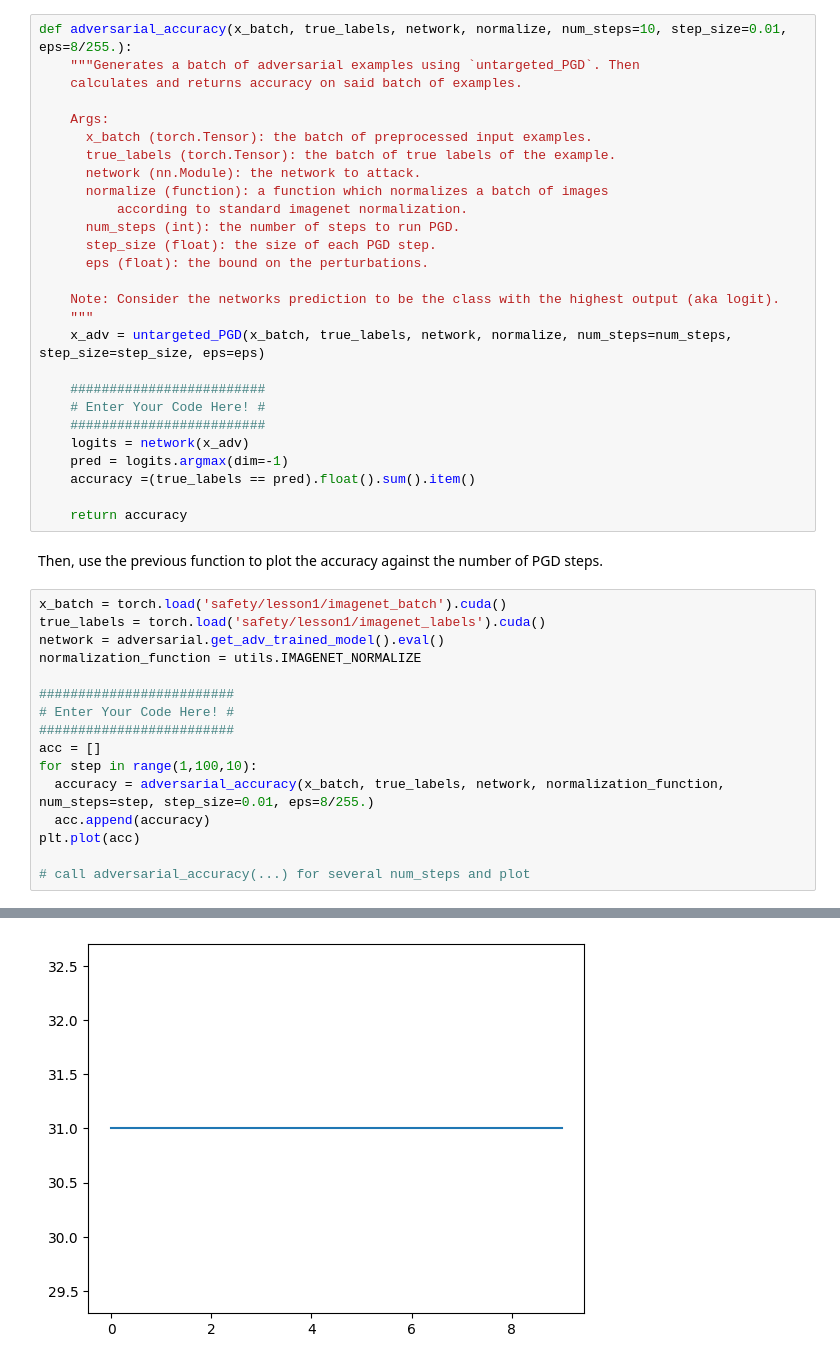
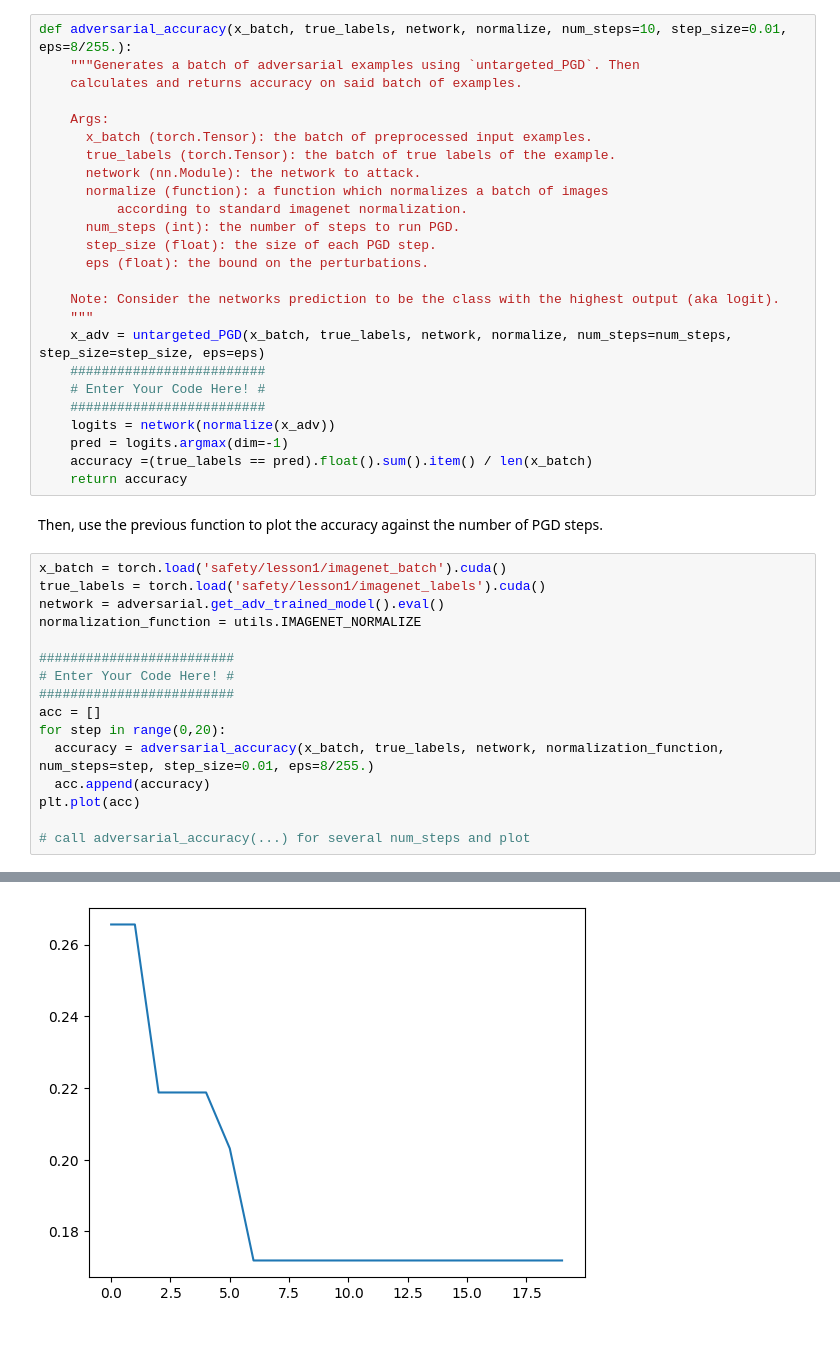
Before and after one commit to alexandrasouly/ml_safety_course, a Jupyter notebook: Adversarial_Robustness.ipynb, the cells around one changed output, grey strips where cells are left out. Cells and saved outputs as stored; diff of their text form.

```diff
--- a/Adversarial_Robustness.ipynb
+++ b/Adversarial_Robustness.ipynb
@@ -389,35 +390,33 @@ def adversarial_accuracy(x_batch, true_labels, network, normalize, num_steps=10,
     Note: Consider the networks prediction to be the class with the highest output (aka logit).
     """
     x_adv = untargeted_PGD(x_batch, true_labels, network, normalize, num_steps=num_steps, step_size=step_size, eps=eps)
-
     #########################
     # Enter Your Code Here! #
     #########################
-    logits = network(x_adv)
+    logits = network(normalize(x_adv))
     pred = logits.argmax(dim=-1)
-    accuracy =(true_labels == pred).float().sum().item()
-
+    accuracy =(true_labels == pred).float().sum().item() / len(x_batch)
     return accuracy
 # %% [markdown]
 Then, use the previous function to plot the accuracy against the number of PGD steps.
 # %%
 x_batch = torch.load('safety/lesson1/imagenet_batch').cuda()
 true_labels = torch.load('safety/lesson1/imagenet_labels').cuda()
 network = adversarial.get_adv_trained_model().eval()
 normalization_function = utils.IMAGENET_NORMALIZE
 
 #########################
 # Enter Your Code Here! #
 #########################
 acc = []
-for step in range(1,100,10):
+for step in range(0,20):
   accuracy = adversarial_accuracy(x_batch, true_labels, network, normalization_function, num_steps=step, step_size=0.01, eps=8/255.)
   acc.append(accuracy)
 plt.plot(acc)
 
 # call adversarial_accuracy(...) for several num_steps and plot
 # %% [output]
 => loading checkpoint 'safety/lesson1/checkpoints/resnet18_linf_eps8.0.ckpt'
 => loaded checkpoint 'safety/lesson1/checkpoints/resnet18_linf_eps8.0.ckpt' (epoch 90)
 [<matplotlib.lines.Line2D at 0x...>]
-[figure, old version]
+[figure, new version]
```
Also changed, not shown: parts of 3 cells of this notebook.
